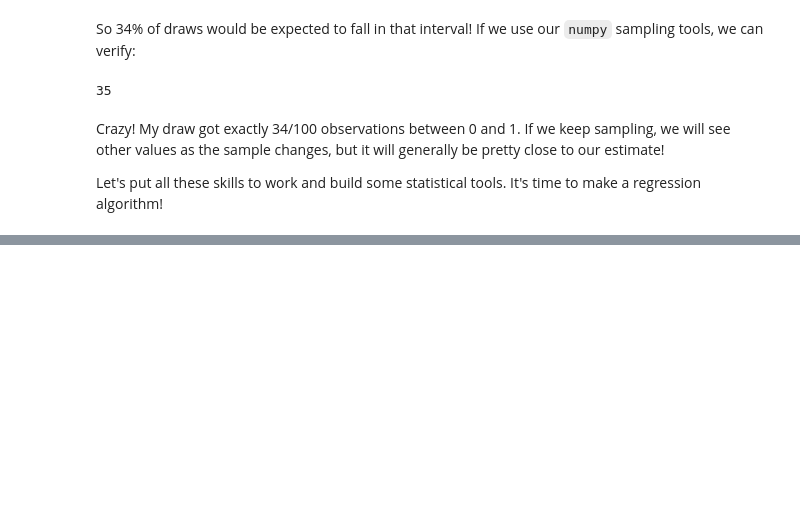
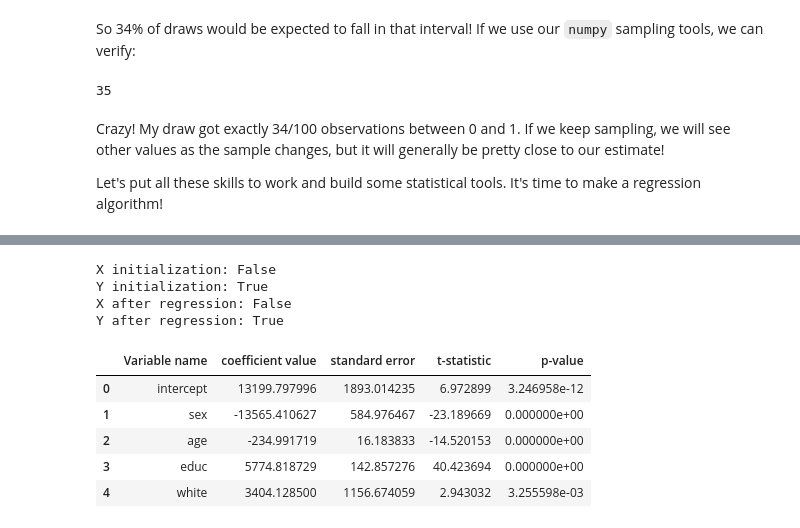
Before and after one commit to jonathanacheampong569/econ8320-assignment-08, a Jupyter notebook: Lesson.ipynb, the cells around one changed output, grey strips where cells are left out. Drawn from its saved outputs; the diff is of its cells as text; code cells hidden in the pictures; blank space fills up the shorter version.

```diff
--- a/Lesson.ipynb
+++ b/Lesson.ipynb
@@ -504,3 +504,46 @@ class RegressionModel:
 
         summary_df = pd.DataFrame(rows)
         return summary_df
+# %%
+import pandas as pd
+
+x = pd.DataFrame({
+    "sex": [0, 1, 0, 1, 0, 1],
+    "age": [25, 30, 35, 40, 45, 50]
+})
+
+y = pd.DataFrame({
+    "income": [30000, 40000, 35000, 50000, 45000, 60000]
+})
+
+reg = RegressionModel(x, y, True, "ols")
+
+print("X initialization:", reg.x.equals(x))
+print("Y initialization:", reg.y.equals(y))
+
+reg.ols_regression()
+
+print("X after regression:", reg.x.equals(x))
+print("Y after regression:", reg.y.equals(y))
+# %% [output]
+X initialization: False
+Y initialization: True
+X after regression: False
+Y after regression: True
+# %%
+data = pd.read_csv("tests/files/assignment8Data.csv")
+
+x = data[["sex", "age", "educ", "white"]]
+y = data["incwage"]
+
+reg = RegressionModel(x, y, create_intercept=True)
+
+reg.ols_regression()
+reg.summary()
+# %% [output]
+|  | Variable name | coefficient value | standard error | t-statistic | p-value |
+| 0 | intercept | 13199.797996 | 1893.014235 | 6.972899 | 3.246958e-12 |
+| 1 | sex | -13565.410627 | 584.976467 | -23.189669 | 0.000000e+00 |
+| 2 | age | -234.991719 | 16.183833 | -14.520153 | 0.000000e+00 |
+| 3 | educ | 5774.818729 | 142.857276 | 40.423694 | 0.000000e+00 |
+| 4 | white | 3404.128500 | 1156.674059 | 2.943032 | 3.255598e-03 |
```
